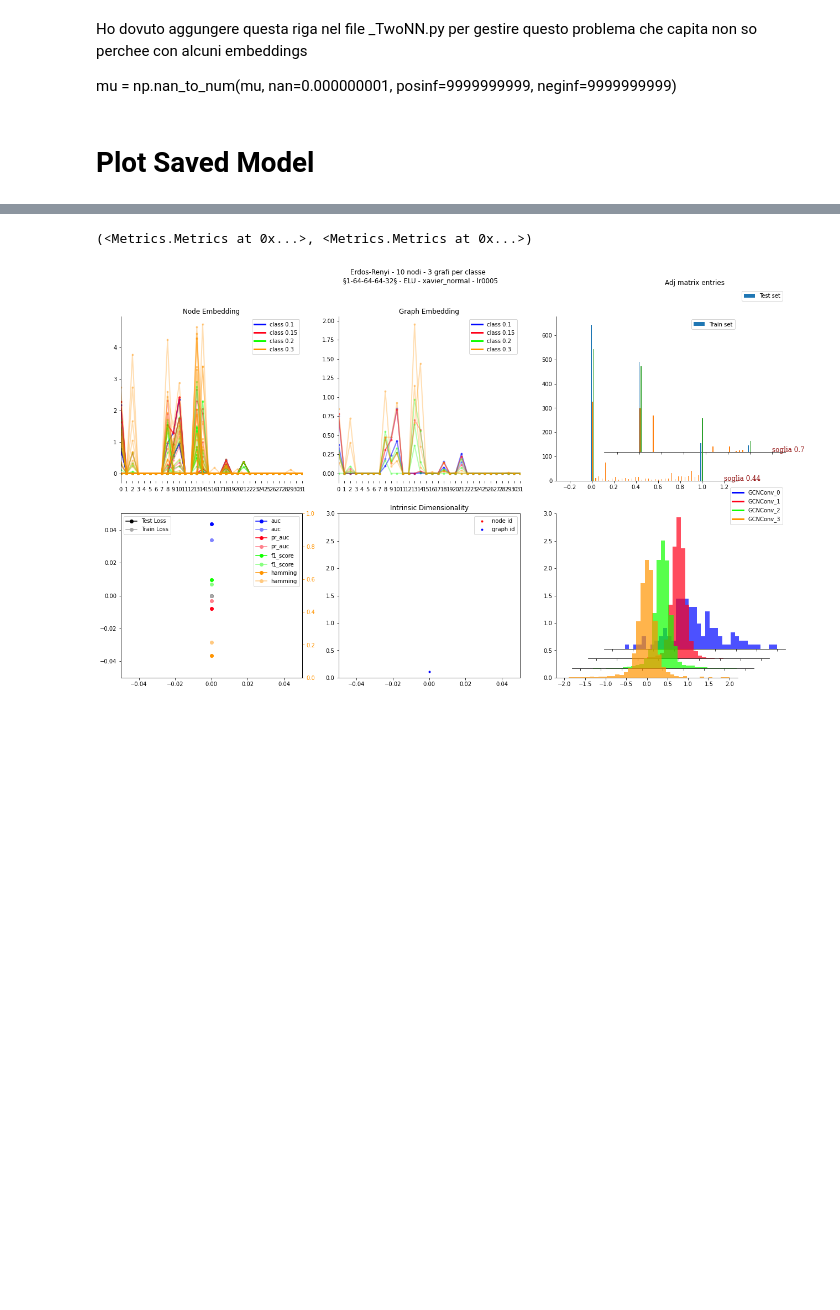
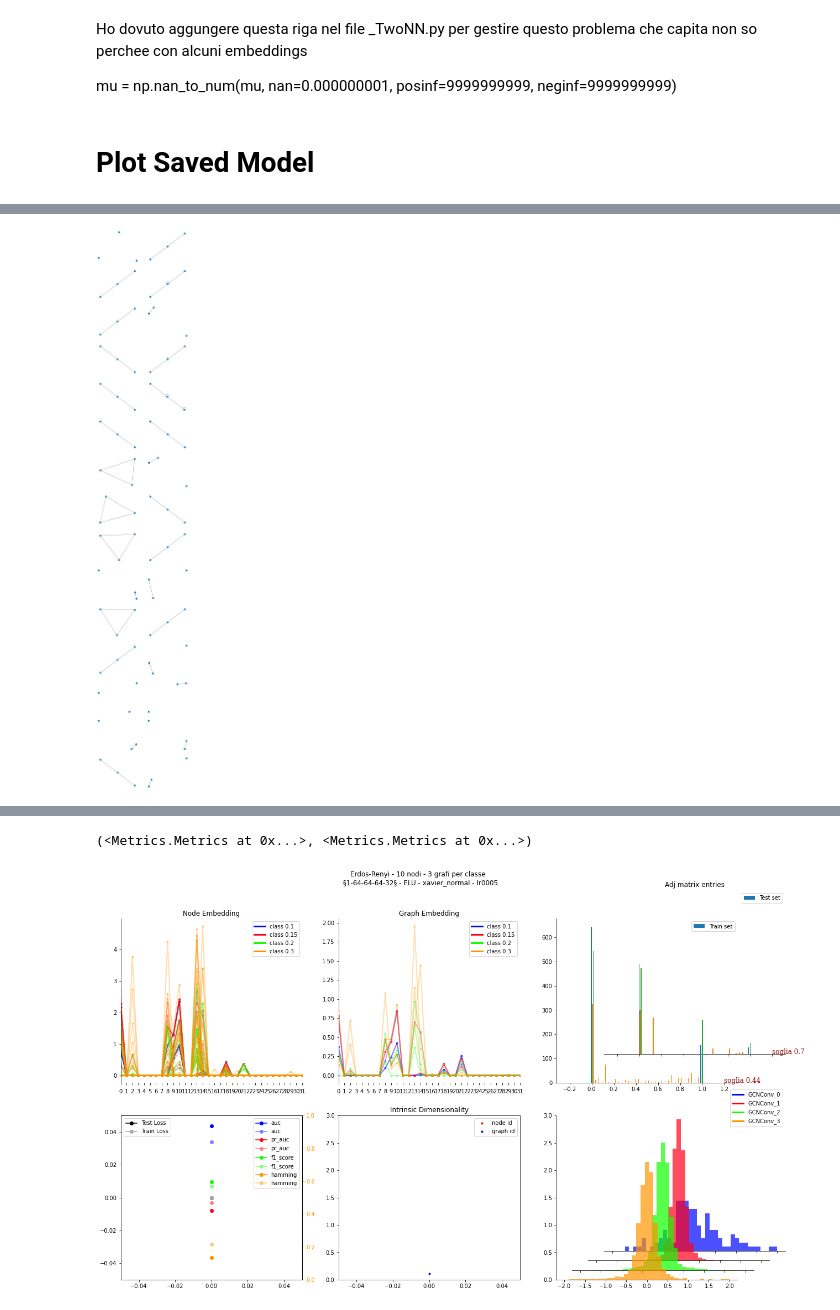
Before and after one commit to dandarm/Embednet, a Jupyter notebook: Utils.ipynb, the cells around one changed output, grey strips where cells are left out. Drawn from its saved outputs; the diff is of its cells as text; code cells hidden in the pictures; blank space fills up the shorter version.

```diff
--- a/Utils.ipynb
+++ b/Utils.ipynb
@@ -117,6 +117,8 @@ from train_autoencoder_inductive import Trainer_Autoencoder
 from dictionary_of_trials import get_diz_trials
 import numpy as np
 import torch
+import networkx as nx
+from torch_geometric.utils.convert import to_networkx, from_networkx
 
 
 def get_methods(object, spacing=20):
@@ -134,3 +136,9 @@ def get_methods(object, spacing=20):
                   processFunc(str(getattr(object, method).__doc__)[0:90]))
         except Exception:
             print(method.ljust(spacing) + ' ' + ' getattr() failed')
+
+def sample_from_pij(p_ij):
+        pij_shape = p_ij.shape
+        assert len(pij_shape) == 2,  f"Non e una matrice. p_ij shape: {pij_shape}"
+        adj = np.random.binomial(1, p_ij)
+        return adj
@@ -173,0 +195,30 @@ trainer.produce_traning_snapshot(0, 0, False, [], unico_plot=True, notsave=True)
+# %%
+interv = 15
+data_loader = trainer.dataset.all_data_loader
+fig, axes = plt.subplots(interv, 2, figsize=(16, 100))
+trainer.model.eval()
+num_nodes_batch = [len(data.x) for data in data_loader.dataset]
+#print(f"num_node_batch = {num_nodes_batch}, batch_size = {data_loader.batch_size}")
+
+i = 0
+for data in data_loader:
+    total_batch_z, adjusted_pred_adj, input_adj = trainer.encode_decode_inputadj(
+                    data, i, data_loader.batch_size, num_nodes_batch)
+
+    input_adj = input_adj.detach().cpu().numpy()
+    adjusted_pred_adj = adjusted_pred_adj.detach().cpu().numpy()
+
+    todislpay = input_adj[:interv]
+    for j, input_matrix in enumerate(todislpay):
+        if j < interv:
+            pred_matrix = adjusted_pred_adj[j]
+            #print(pred_matrix)
+            out = sample_from_pij(pred_matrix)
+            ggrr = nx.from_numpy_array(out)
+            grinp = nx.from_numpy_array(input_matrix)
+            nx.draw(grinp, ax=axes[j][0])
+            nx.draw(ggrr, ax=axes[j][1])
+
+    i += data_loader.batch_size
+# %% [output]
+[figure, added]
```
Also changed, not shown: parts of 10 cells of this notebook, 15 other files.
